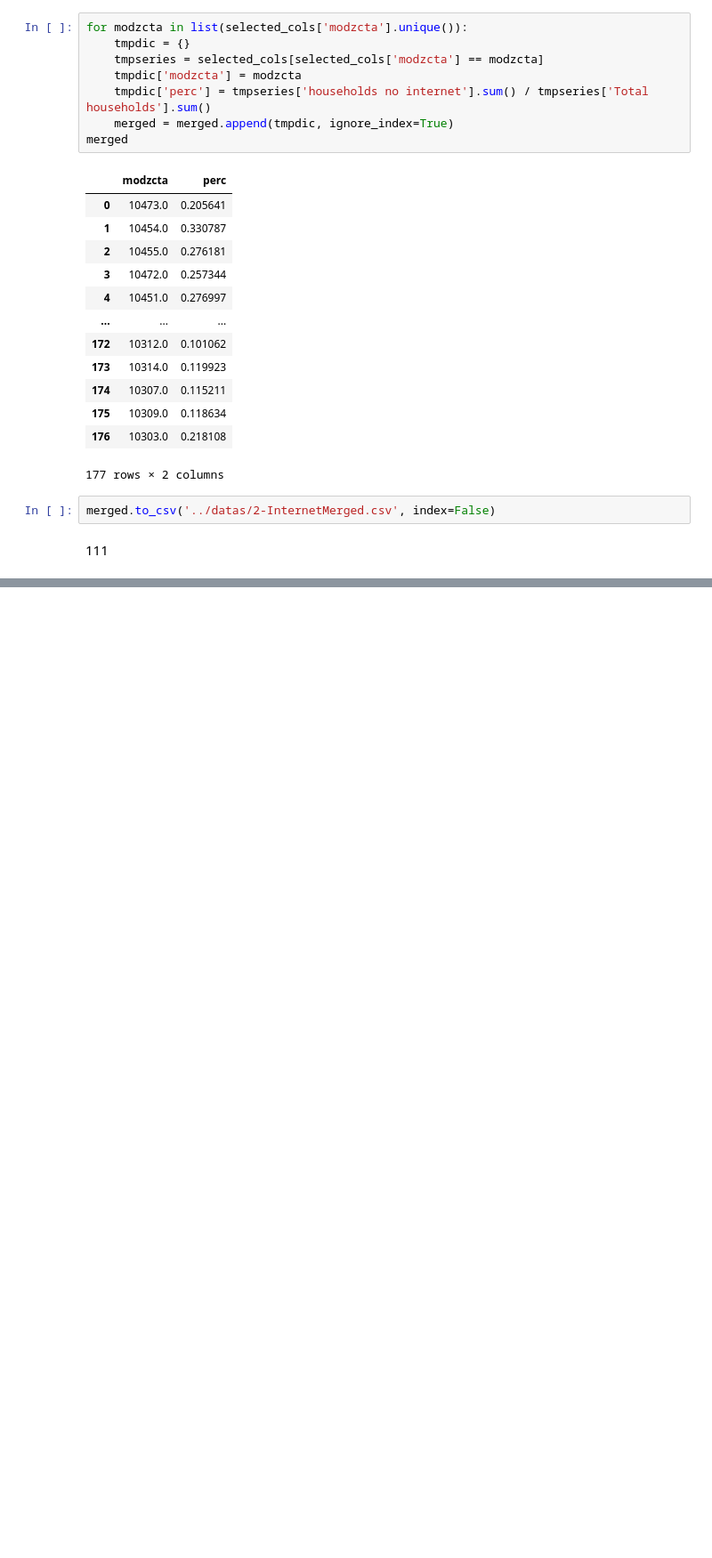
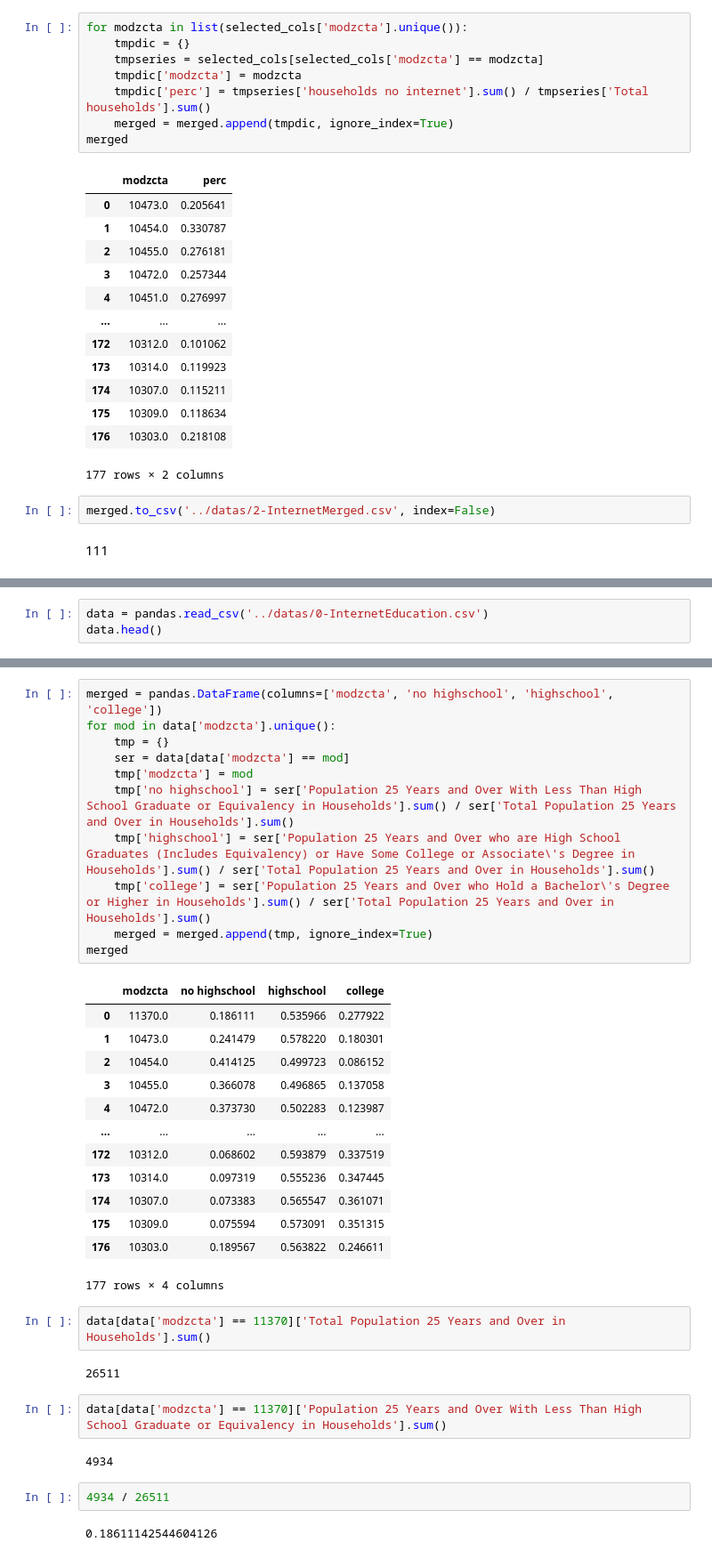
Before and after one commit to saturn-drm/equity-during-covid, a Jupyter notebook: scripts/11-20testmerge.ipynb, the cells around one changed output, grey strips where cells are left out. Shown at 89% size. Saved outputs shown, nothing was run; the diff lists cells and outputs as text; blank space fills up the shorter version.

```diff
--- a/scripts/11-20testmerge.ipynb
+++ b/scripts/11-20testmerge.ipynb
@@ -67,0 +72,3 @@ merged.to_csv('../datas/2-InternetMerged.csv', index=False)
+# %%
+data = pandas.read_csv('../datas/0-InternetEducation.csv')
+data.head()
@@ -67,0 +123,37 @@ merged.to_csv('../datas/2-InternetMerged.csv', index=False)
+# %%
+merged = pandas.DataFrame(columns=['modzcta', 'no highschool', 'highschool', 'college'])
+for mod in data['modzcta'].unique():
+    tmp = {}
+    ser = data[data['modzcta'] == mod]
+    tmp['modzcta'] = mod
+    tmp['no highschool'] = ser['Population 25 Years and Over With Less Than High School Graduate or Equivalency in Households'].sum() / ser['Total Population 25 Years and Over in Households'].sum()
+    tmp['highschool'] = ser['Population 25 Years and Over who are High School Graduates (Includes Equivalency) or Have Some College or Associate\'s Degree in Households'].sum() / ser['Total Population 25 Years and Over in Households'].sum()
+    tmp['college'] = ser['Population 25 Years and Over who Hold a Bachelor\'s Degree or Higher in Households'].sum() / ser['Total Population 25 Years and Over in Households'].sum()
+    merged = merged.append(tmp, ignore_index=True)
+merged
+# %% [output]
+|  | modzcta | no highschool | highschool | college |
+| 0 | 11370.0 | 0.186111 | 0.535966 | 0.277922 |
+| 1 | 10473.0 | 0.241479 | 0.578220 | 0.180301 |
+| 2 | 10454.0 | 0.414125 | 0.499723 | 0.086152 |
+| 3 | 10455.0 | 0.366078 | 0.496865 | 0.137058 |
+| 4 | 10472.0 | 0.373730 | 0.502283 | 0.123987 |
+| ... | ... | ... | ... | ... |
+| 172 | 10312.0 | 0.068602 | 0.593879 | 0.337519 |
+| 173 | 10314.0 | 0.097319 | 0.555236 | 0.347445 |
+| 174 | 10307.0 | 0.073383 | 0.565547 | 0.361071 |
+| 175 | 10309.0 | 0.075594 | 0.573091 | 0.351315 |
+| 176 | 10303.0 | 0.189567 | 0.563822 | 0.246611 |
+177 rows × 4 columns
+# %%
+data[data['modzcta'] == 11370]['Total Population 25 Years and Over in Households'].sum()
+# %% [output]
+26511
+# %%
+data[data['modzcta'] == 11370]['Population 25 Years and Over With Less Than High School Graduate or Equivalency in Households'].sum()
+# %% [output]
+4934
+# %%
+4934 / 26511
+# %% [output]
+0.18611142544604126
```
Also changed, not shown: parts of 12 cells of this notebook, 27 other files.
